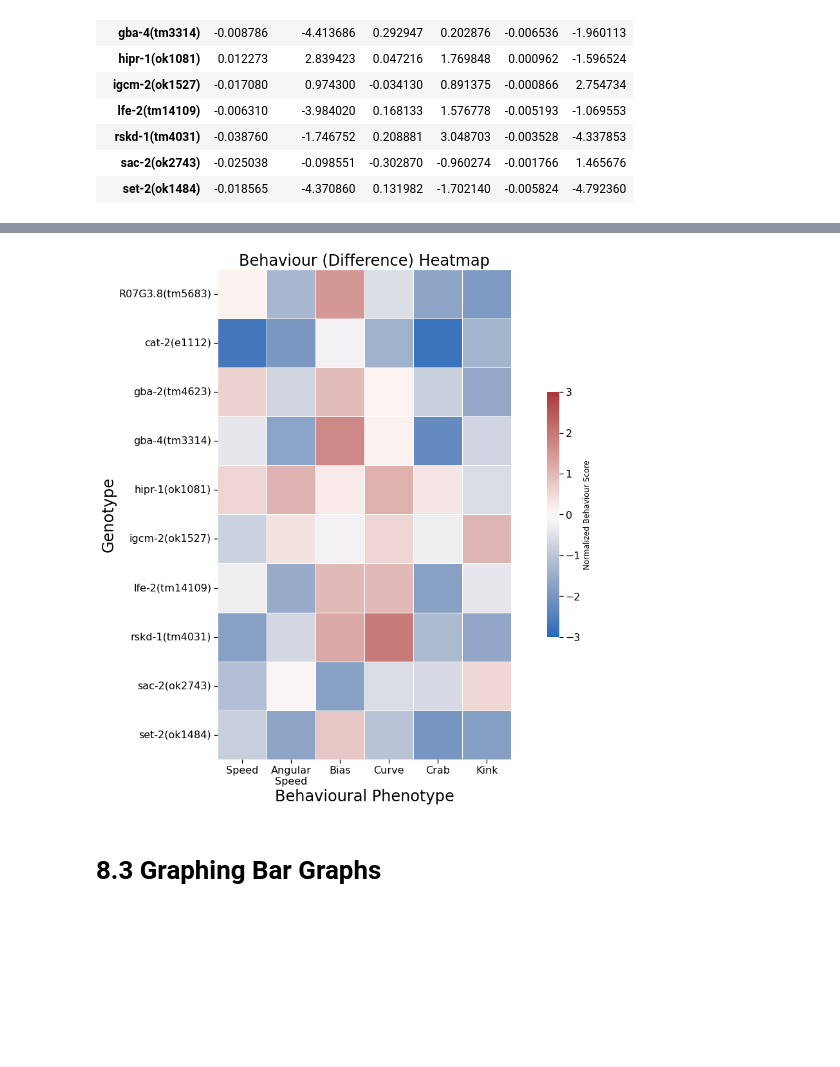
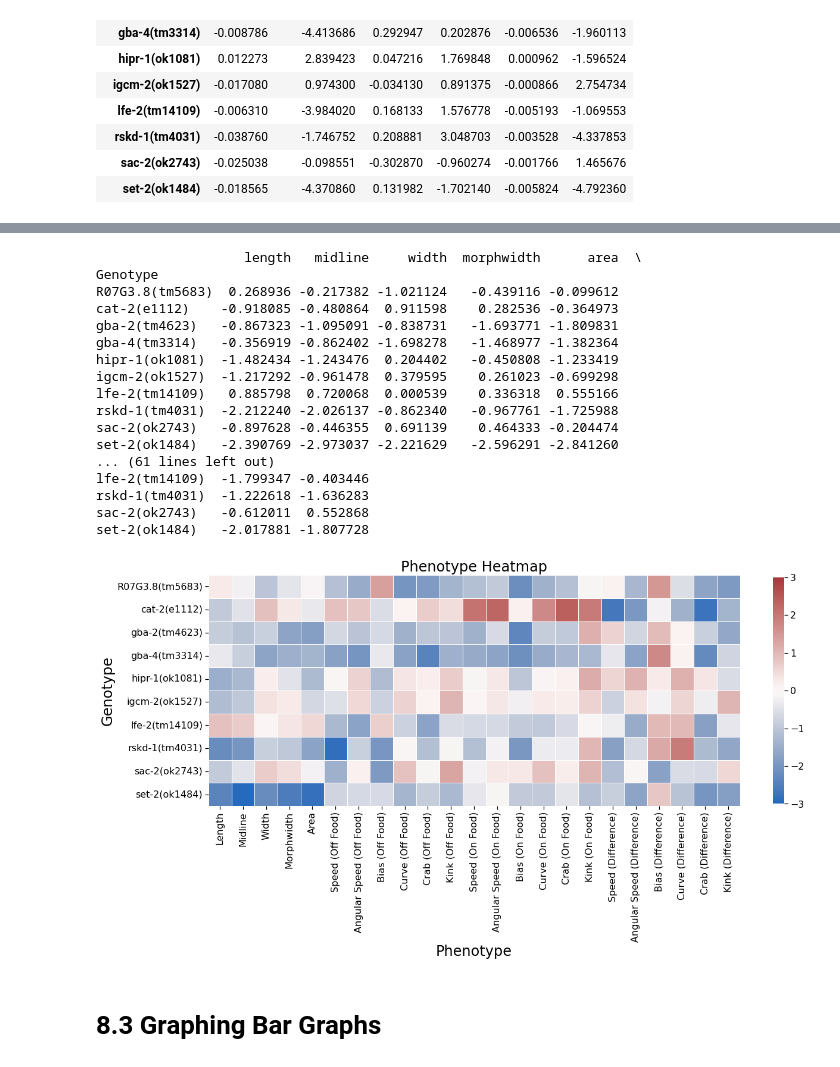
Before and after one commit to JosephLiangUBC/Joseph-Jupyter-Notebooks, a Jupyter notebook: Ben_postcsv_SpeedTraceNoFoodOnFoodExptUpdated_V2.0.ipynb, the cells around one changed output, grey strips where cells are left out. Drawn from its saved outputs; the diff is of its cells as text; code cells hidden in the pictures; blank space fills up the shorter version.

Commit message:
read in csv for heatmap created using Ben_ScreenDataAnalysis, combined dataframe w/ behaviour score dataframe to create complete heatmap

```diff
--- a/Ben_postcsv_SpeedTraceNoFoodOnFoodExptUpdated_V2.0.ipynb
+++ b/Ben_postcsv_SpeedTraceNoFoodOnFoodExptUpdated_V2.0.ipynb
@@ -523,30 +522,67 @@ lfe-2(tm14109)  -0.403446
 rskd-1(tm4031)  -1.636283
 sac-2(ok2743)    0.552868
 set-2(ok1484)   -1.807728
+# %%
+# NEW, CREATED BY BEN
+
+PD_gene_baseline_Tstats_normalize_2 = pd.read_csv('NormalizedtoN2_baseline_Tstats.csv')  # CREATED USING Ben_ScreenDataAnalysis.ipynb
+PD_gene_baseline_Tstats_normalize_2 = PD_gene_baseline_Tstats_normalize_2.set_index('Genotype')
+
+# print(PD_gene_baseline_Tstats_normalize_2)
+
+full_heatmap = PD_gene_baseline_Tstats_normalize_2.join(PD_gene_behavioural_scores_normalize_2)
+print(full_heatmap)
+# %% [output]
+                   length   midline     width  morphwidth      area  \
+Genotype
+R07G3.8(tm5683)  0.268936 -0.217382 -1.021124   -0.439116 -0.099612
+cat-2(e1112)    -0.918085 -0.480864  0.911598    0.282536 -0.364973
+gba-2(tm4623)   -0.867323 -1.095091 -0.838731   -1.693771 -1.809831
+gba-4(tm3314)   -0.356919 -0.862402 -1.698278   -1.468977 -1.382364
+hipr-1(ok1081)  -1.482434 -1.243476  0.204402   -0.450808 -1.233419
+igcm-2(ok1527)  -1.217292 -0.961478  0.379595    0.261023 -0.699298
+lfe-2(tm14109)   0.885798  0.720068  0.000539    0.336318  0.555166
+rskd-1(tm4031)  -2.212240 -2.026137 -0.862340   -0.967761 -1.725988
+sac-2(ok2743)   -0.897628 -0.446355  0.691139    0.464333 -0.204474
+set-2(ok1484)   -2.390769 -2.973037 -2.221629   -2.596291 -2.841260
+... (61 lines left out)
+lfe-2(tm14109)  -1.799347 -0.403446
+rskd-1(tm4031)  -1.222618 -1.636283
+sac-2(ok2743)   -0.612011  0.552868
+set-2(ok1484)   -2.017881 -1.807728
 # %%
 sns.set_context('notebook')
-plt.figure(figsize=(20,14))
-plt.rc('xtick', labelsize=16)
-plt.rc('ytick', labelsize=16)
-ax = sns.heatmap(data = PD_gene_behavioural_scores_normalize_2,
+plt.figure(figsize = (20,14))
+plt.rc('xtick', labelsize = 16)
+plt.rc('ytick', labelsize = 16)
+ax = sns.heatmap(data = full_heatmap,
                  annot = False,
                  linewidth = 0.5,
                  square = True,
                  cmap = "vlag",
                  center = 0,
                  vmax = 3,
                  vmin = -3,
                  # xticklabels = 1,
-                 xticklabels = ['Speed', 'Angular\nSpeed', 'Bias', 'Curve', 'Crab', 'Kink'],
+                 xticklabels = ['Length', 'Midline', 'Width', 'Morphwidth', 'Area',
+                                'Speed (Off Food)', 'Angular Speed (Off Food)', 'Bias (Off Food)',
+                                'Curve (Off Food)', 'Crab (Off Food)', 'Kink (Off Food)',
+                                'Speed (On Food)', 'Angular Speed (On Food)', 'Bias (On Food)',
+                                'Curve (On Food)', 'Crab (On Food)', 'Kink (On Food)',
+                                'Speed (Difference)', 'Angular Speed (Difference)', 'Bias (Difference)',
+                                'Curve (Difference)', 'Crab (Difference)', 'Kink (Difference)'],
                  yticklabels = 1,
-                 cbar_kws = {"shrink": .5, "label": "Normalized Behaviour Score"})
+                 cbar_kws = {"shrink": .5,
+                             # "label": "Normalized Behaviour Score"
+                            })
 ax.set_ylabel('Genotype', fontsize = 24)
-ax.set_xlabel('Behavioural Phenotype', fontsize = 24)
-ax.set_title('Behaviour (Difference) Heatmap', fontsize = 24)
-plt.savefig('BehaviourScore_GENE_normalized2_square.jpg', format='jpg', dpi=450, bbox_inches = "tight")
+ax.set_xlabel('Phenotype', fontsize = 24)
+ax.set_title('Phenotype Heatmap', fontsize = 24)
+# plt.savefig('BehaviourScore_GENE_normalized2_square.jpg', format='jpg', dpi=450, bbox_inches = "tight")
+plt.savefig('Complete_GENE_heatmap_normalized2_square.jpg', format='jpg', dpi=450, bbox_inches = "tight")
 plt.show()
 # %% [output]
-[figure, old version]
+[figure, new version]
 # %% [markdown]
 # 8.3 Graphing Bar Graphs
 # %% [markdown]
```
Also changed, not shown: parts of 2 cells of this notebook.
